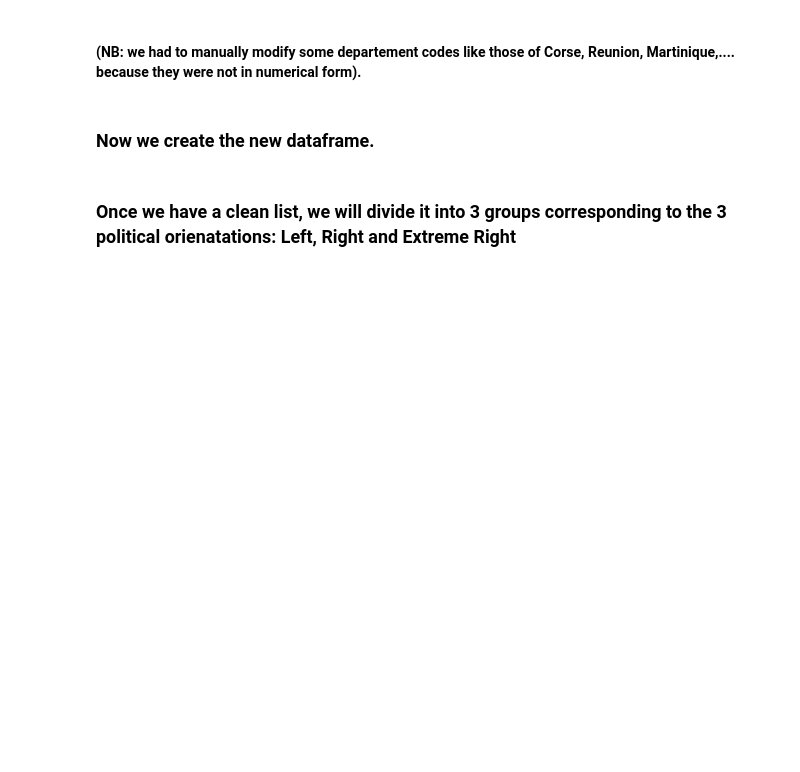
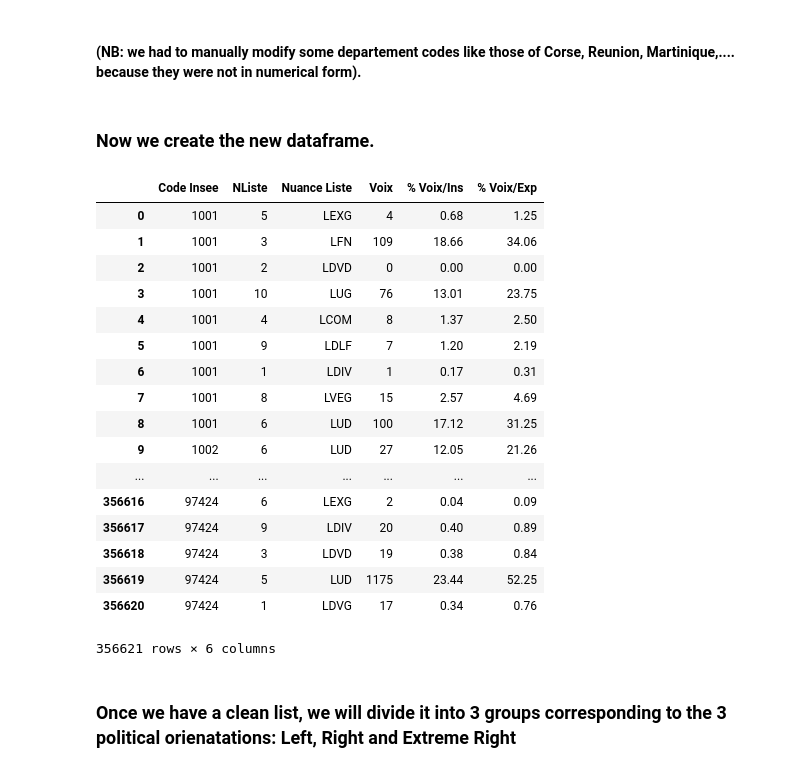
Before and after one commit to du-phan/Electoral-Analysis, a Jupyter notebook: electoral_data_cleaning.ipynb, the cells around one changed output. Drawn from its saved outputs; the diff is of its cells as text; code cells hidden in the pictures; blank space fills up the shorter version.

```diff
--- a/electoral_data_cleaning.ipynb
+++ b/electoral_data_cleaning.ipynb
@@ -160,6 +160,27 @@ def create_voting_data(data):
     return voting_data
 # %%
 voting_data = create_voting_data(data)
+# %%
+voting_data
+# %% [output]
+|  | Code Insee | NListe | Nuance Liste | Voix | % Voix/Ins | % Voix/Exp |
+| 0 | 1001 | 5 | LEXG | 4 | 0.68 | 1.25 |
+| 1 | 1001 | 3 | LFN | 109 | 18.66 | 34.06 |
+| 2 | 1001 | 2 | LDVD | 0 | 0.00 | 0.00 |
+| 3 | 1001 | 10 | LUG | 76 | 13.01 | 23.75 |
+| 4 | 1001 | 4 | LCOM | 8 | 1.37 | 2.50 |
+| 5 | 1001 | 9 | LDLF | 7 | 1.20 | 2.19 |
+| 6 | 1001 | 1 | LDIV | 1 | 0.17 | 0.31 |
+| 7 | 1001 | 8 | LVEG | 15 | 2.57 | 4.69 |
+| 8 | 1001 | 6 | LUD | 100 | 17.12 | 31.25 |
+| 9 | 1002 | 6 | LUD | 27 | 12.05 | 21.26 |
+| ... | ... | ... | ... | ... | ... | ... |
+| 356616 | 97424 | 6 | LEXG | 2 | 0.04 | 0.09 |
+| 356617 | 97424 | 9 | LDIV | 20 | 0.40 | 0.89 |
+| 356618 | 97424 | 3 | LDVD | 19 | 0.38 | 0.84 |
+| 356619 | 97424 | 5 | LUD | 1175 | 23.44 | 52.25 |
+| 356620 | 97424 | 1 | LDVG | 17 | 0.34 | 0.76 |
+356621 rows × 6 columns
 # %% [markdown]
 ### Once we have a clean list, we will divide it into 3 groups corresponding to the 3 political orienatations: Left, Right and Extreme Right
 # %%
```
Also changed, not shown: parts of 1 cell of this notebook.
